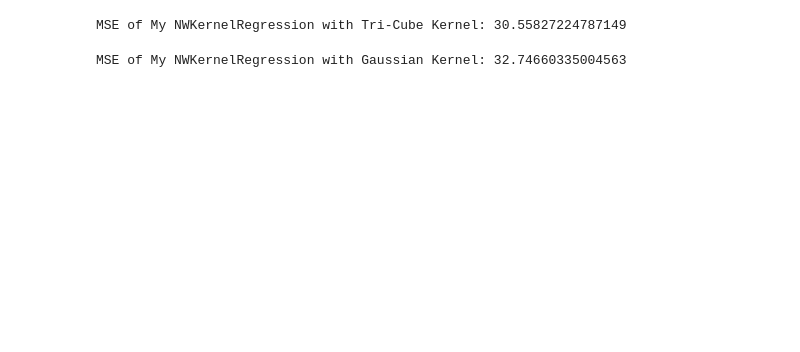
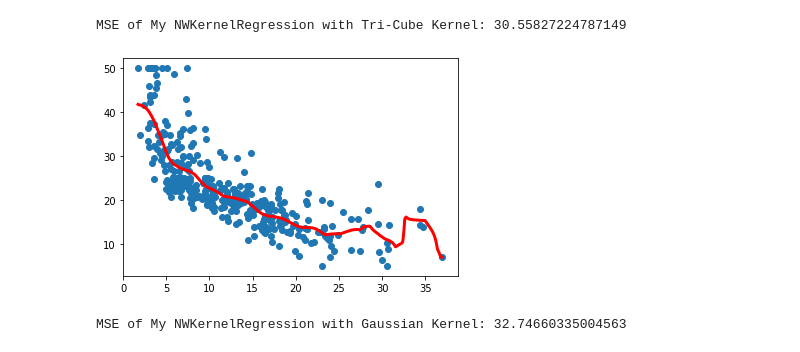
Before and after one commit to statkwon/ML_Study, a Jupyter notebook: MyNWKernelRegression.ipynb, the cells around one changed output. Cells and saved outputs as stored; diff of their text form; code cells hidden in the pictures; blank space fills up the shorter version.

```diff
--- a/MyNWKernelRegression.ipynb
+++ b/MyNWKernelRegression.ipynb
@@ -82,6 +102,16 @@ print('MSE of My NWKernelRegression with Tri-Cube Kernel:', mse(y_test, y_pred2)
 MSE of My NWKernelRegression with Tri-Cube Kernel: 30.55827224787149
 # %%
 model3 = MyNWKernelRegression(kernel='Gaussian', width=2)
+# %%
+X_plot3 = np.linspace(np.min(X_train), np.max(X_train), 1000)
+y_plot3 = model1.predict(X_train, y_train, X_plot3)
+# %%
+fig, ax = plt.subplots()
+ax.scatter(X_train, y_train)
+ax.plot(X_plot3, y_plot3, linewidth=3, color='red')
+plt.show()
+# %% [output]
+[figure, added]
 # %%
 y_pred3 = model3.predict(X_train, y_train, X_test)
 # %%
```
Also changed, not shown: parts of 6 cells of this notebook, 2 other files.
